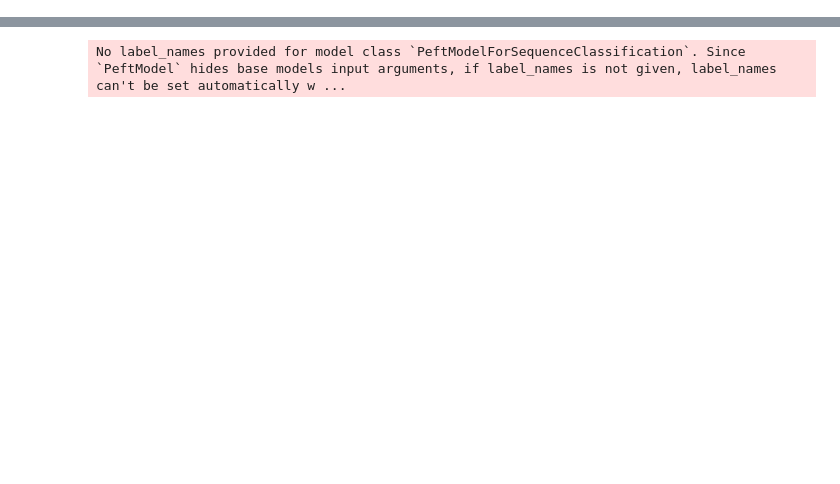
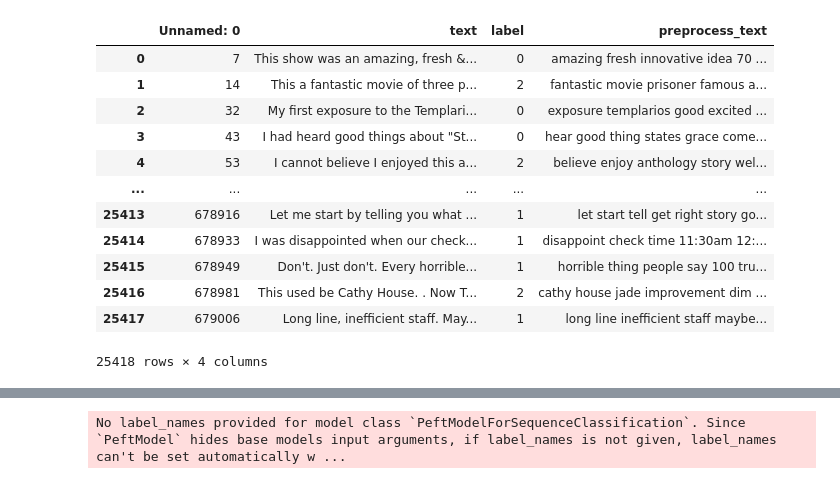
Before and after one commit to kevin000001505/Skynet, a Jupyter notebook: test_bert.ipynb, the cells around one changed output, grey strips where cells are left out. Saved outputs shown, nothing was run; the diff lists cells and outputs as text; code cells hidden in the pictures; blank space fills up the shorter version.

```diff
--- a/test_bert.ipynb
+++ b/test_bert.ipynb
@@ -6,2 +7,19 @@ from sklearn.metrics import accuracy_score
 from peft import get_peft_model, LoraConfig, TaskType
+# %%
+df = pd.read_csv("./low_confidence_samples/big_data.csv")
+df
+# %% [output]
+|  | Unnamed: 0 | text | label | preprocess_text |
+| 0 | 7 | This show was an amazing, fresh &... | 0 | amazing fresh innovative idea 70 ... |
+| 1 | 14 | This a fantastic movie of three p... | 2 | fantastic movie prisoner famous a... |
+| 2 | 32 | My first exposure to the Templari... | 0 | exposure templarios good excited ... |
+| 3 | 43 | I had heard good things about "St... | 0 | hear good thing states grace come... |
+| 4 | 53 | I cannot believe I enjoyed this a... | 2 | believe enjoy anthology story wel... |
+| ... | ... | ... | ... | ... |
+| 25413 | 678916 | Let me start by telling you what ... | 1 | let start tell get right story go... |
+| 25414 | 678933 | I was disappointed when our check... | 1 | disappoint check time 11:30am 12:... |
+| 25415 | 678949 | Don't. Just don't. Every horrible... | 1 | horrible thing people say 100 tru... |
+| 25416 | 678981 | This used be Cathy House. . Now T... | 2 | cathy house jade improvement dim ... |
+| 25417 | 679006 | Long line, inefficient staff. May... | 1 | long line inefficient staff maybe... |
+25418 rows × 4 columns
 # %%
```
Also changed, not shown: parts of 12 cells of this notebook, 8 other files.
